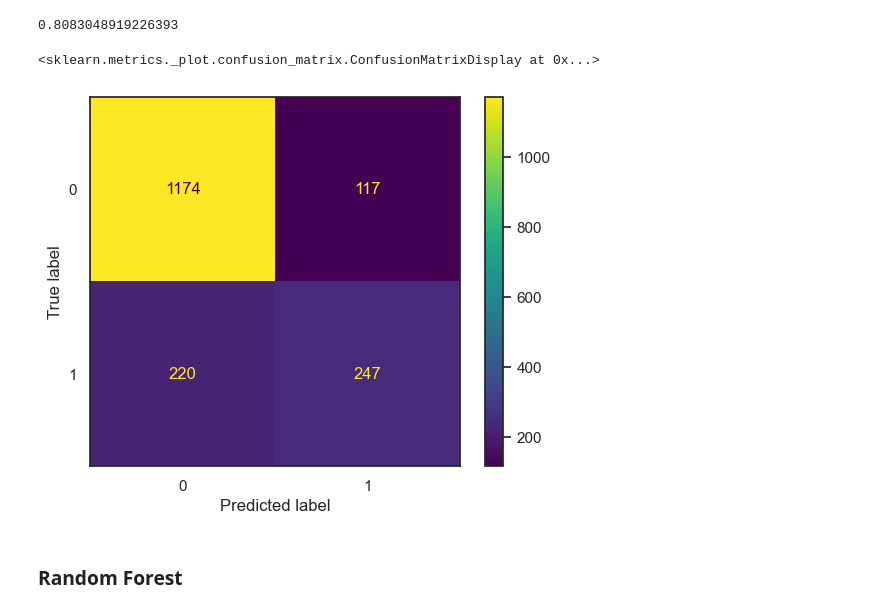
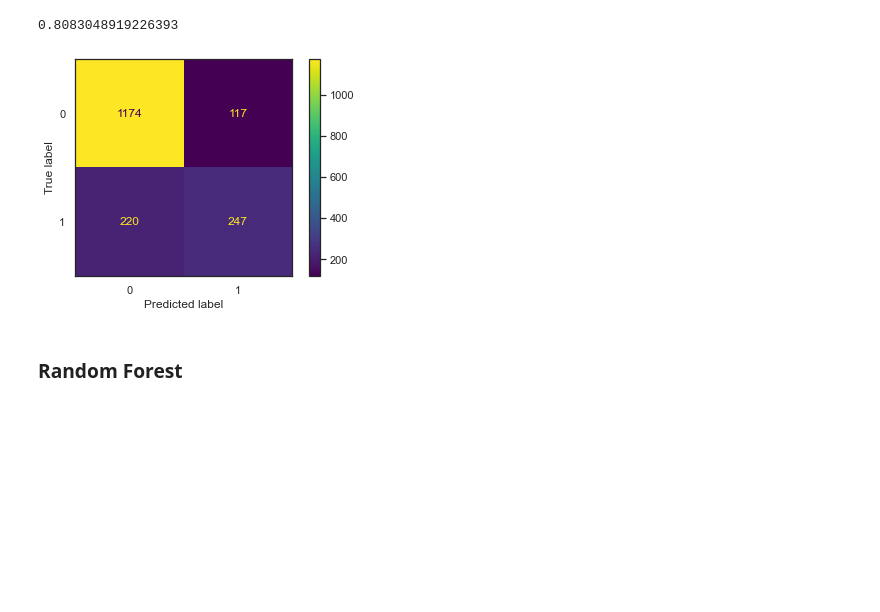
Before and after one commit to tuckerbrown5/CIS277-FA22-Machine-Learning, a Jupyter notebook: ML.ipynb, the cells around one changed output. Drawn from its saved outputs; the diff is of its cells as text; code cells hidden in the pictures; blank space fills up the shorter version.

```diff
--- a/ML.ipynb
+++ b/ML.ipynb
@@ -95,11 +97,11 @@ print( metrics.accuracy_score(y_test, predictions_test ) )
 0.8083048919226393
 # %%
 # Show confusion matrix
-from sklearn.metrics import plot_confusion_matrix
-plot_confusion_matrix(result, X_test, y_test )
+from sklearn.metrics import ConfusionMatrixDisplay
+plot_confusion_matrix(model, X_test, y_test)
+plt.show()
 # %% [output]
-<sklearn.metrics._plot.confusion_matrix.ConfusionMatrixDisplay at 0x...>
-[figure, old version]
+[figure, new version]
 # %% [markdown]
 ### Random Forest
 # %%
```
Also changed, not shown: parts of 6 cells of this notebook.
